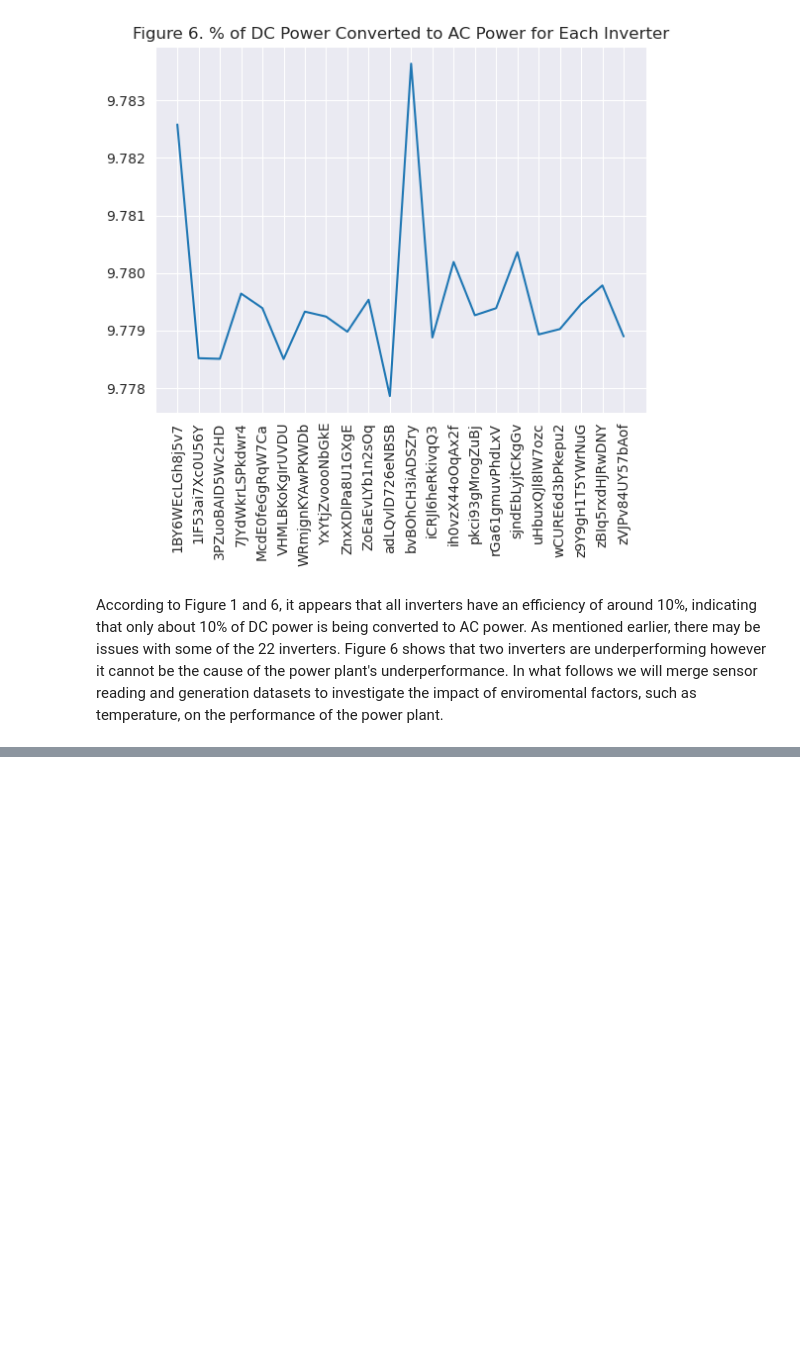
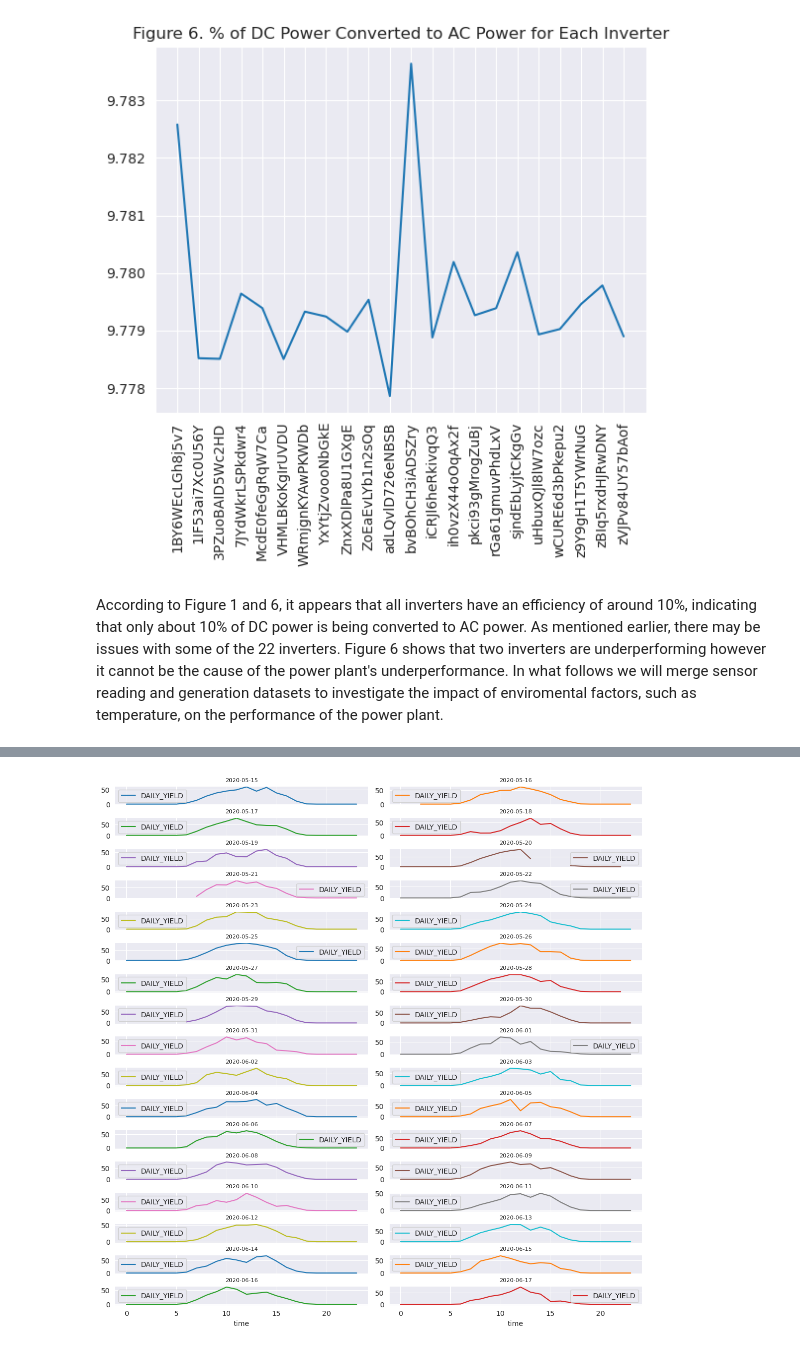
Before and after one commit to sedimir/SediMir, a Jupyter notebook: solar-power-generation.ipynb, the cells around one changed output, grey strips where cells are left out. Drawn from its saved outputs; the diff is of its cells as text; code cells hidden in the pictures; blank space fills up the shorter version.

```diff
--- a/solar-power-generation.ipynb
+++ b/solar-power-generation.ipynb
@@ -198,0 +222,15 @@ In what follows we will merge sensor reading and generation datasets to investig
+# %%
+gen_sen['time']= gen_sen.DATE_TIME.dt.hour
+gen_sen['Day']= gen_sen.DATE_TIME.dt.date
+# %%
+cols=gen_sen.groupby(['time','Day'])['IRRADIATION'].sum().unstack()
+ax =cols.plot(sharex=True,subplots=True,layout=(17,2),figsize=(11,11))
+plt.tight_layout(pad=1)
+i=0
+for a in range(len(ax)):
+    for b in range(len(ax[a])):
+        ax[a,b].set_title(cols.columns[i],size=8)
+        ax[a,b].legend(['DAILY_YIELD'])
+        i=i+1
+# %% [output]
+[figure, added]
```
Also changed, not shown: parts of 5 cells of this notebook.
